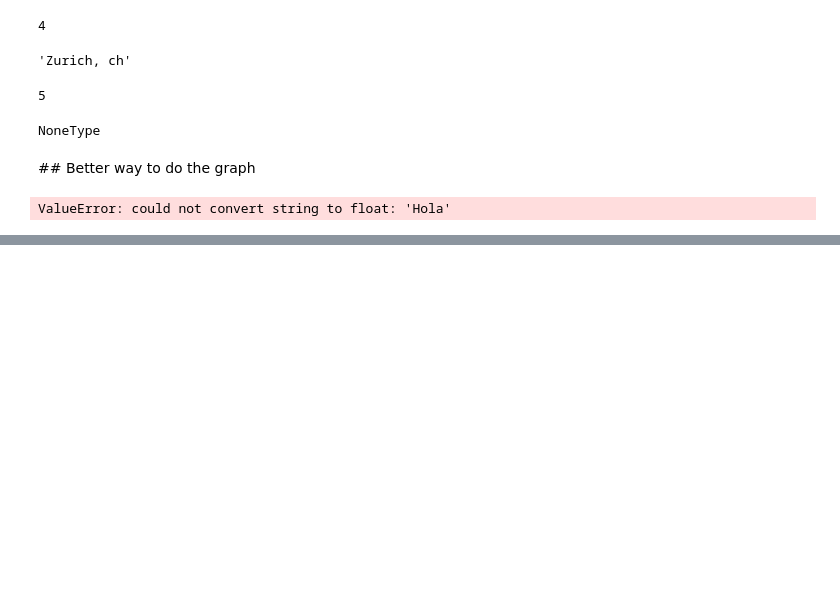
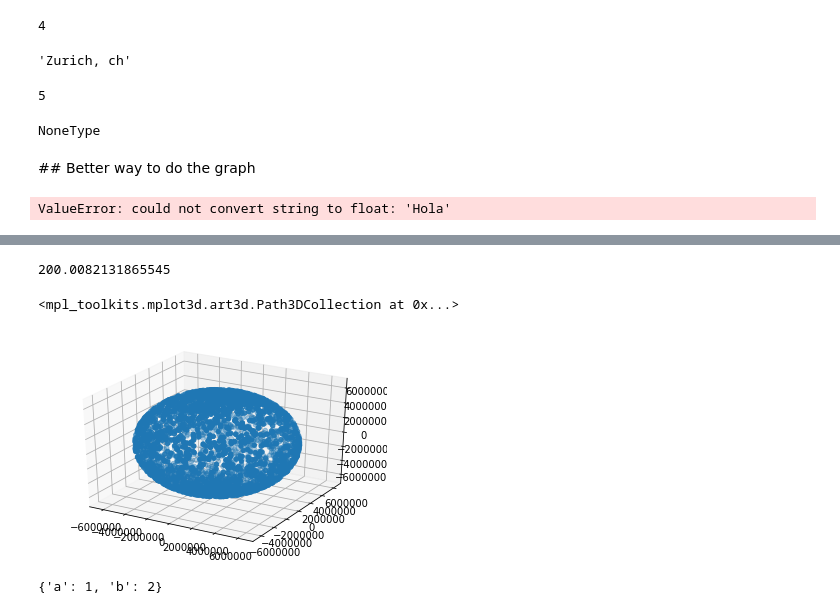
Before and after one commit to rogerrm/graphbot, a Jupyter notebook: practica.ipynb, the cells around one changed output, grey strips where cells are left out. Cells and saved outputs as stored; diff of their text form; code cells hidden in the pictures; blank space fills up the shorter version.

```diff
--- a/practica.ipynb
+++ b/practica.ipynb
@@ -403,0 +429,4 @@ ValueError: could not convert string to float: 'Hola'
+# %%
+haversine_to_euclidean(200)
+# %% [output]
+200.0082131865545
@@ -403,0 +455,14 @@ ValueError: could not convert string to float: 'Hola'
+# %%
+import matplotlib.pyplot as plt
+from mpl_toolkits.mplot3d import Axes3D
+fig = plt.figure()
+ax = fig.add_subplot(111, projection='3d')
+
+X = list(map(lambda x: x[0], coord_list))
+Y = list(map(lambda x: x[1], coord_list))
+Z = list(map(lambda x: x[2], coord_list))
+
+ax.scatter(X, Y, Z)
+# %% [output]
+<mpl_toolkits.mplot3d.art3d.Path3DCollection at 0x...>
+[figure, added]
@@ -403,0 +471,4 @@ ValueError: could not convert string to float: 'Hola'
+# %%
+a
+# %% [output]
+{'a': 1, 'b': 2}
```
Also changed, not shown: parts of 40 cells of this notebook, 5 other files.
